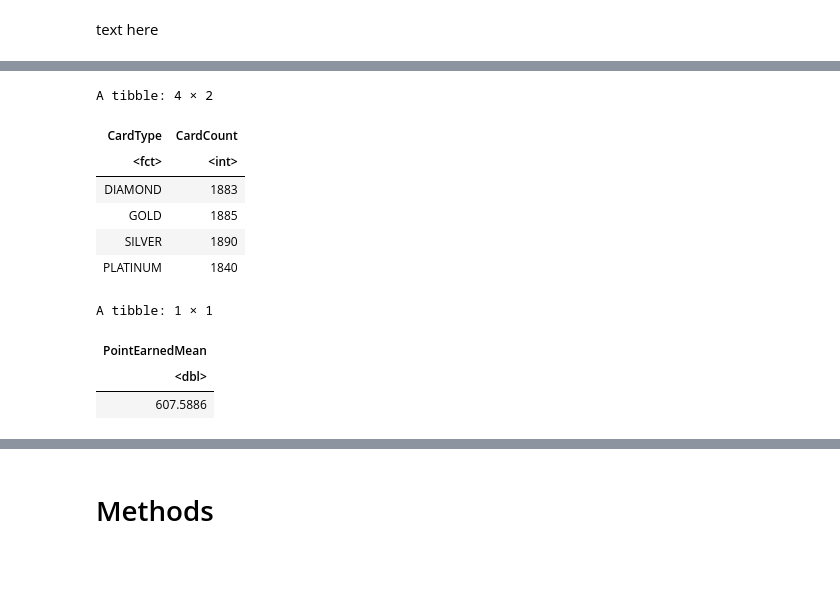
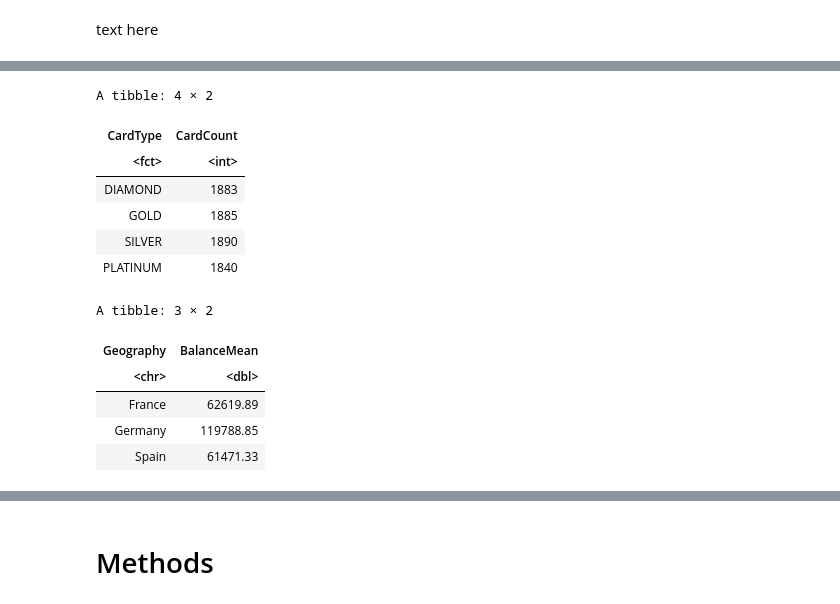
Before and after one commit to 3deiuah/DSCI-100-Group-Project, a Jupyter notebook: Group-Project.ipynb, the cells around one changed output, grey strips where cells are left out. Saved outputs shown, nothing was run; the diff lists cells and outputs as text; code cells hidden in the pictures; blank space fills up the shorter version.

```diff
--- a/Group-Project.ipynb
+++ b/Group-Project.ipynb
@@ -65,20 +65,23 @@ bank_train <- training(bank_split)
 bank_test <- testing(bank_split)
 # %%
 
-bank_table <- bank_train |> select(PointEarned) |> summarize(PointEarnedMean = mean(PointEarned))
+bank_table <- bank_train |> group_by(Geography) |> summarize(BalanceMean = mean(Balance))
 counttest <- bank_train |> select(CardType) |> group_by(CardType) |> summarize(CardCount = n())
+
 counttest
 bank_table
 # %% [output]
 A tibble: 4 × 2
 | CardType | CardCount |
 | <fct> | <int> |
 | DIAMOND | 1883 |
 | GOLD | 1885 |
 | SILVER | 1890 |
 | PLATINUM | 1840 |
-A tibble: 1 × 1
+A tibble: 3 × 2
-| PointEarnedMean |
-| <dbl> |
-| 607.5886 |
+| Geography | BalanceMean |
+| <chr> | <dbl> |
+| France | 62619.89 |
+| Germany | 119788.85 |
+| Spain | 61471.33 |
 # %%
```
Also changed, not shown: parts of 6 cells of this notebook.
